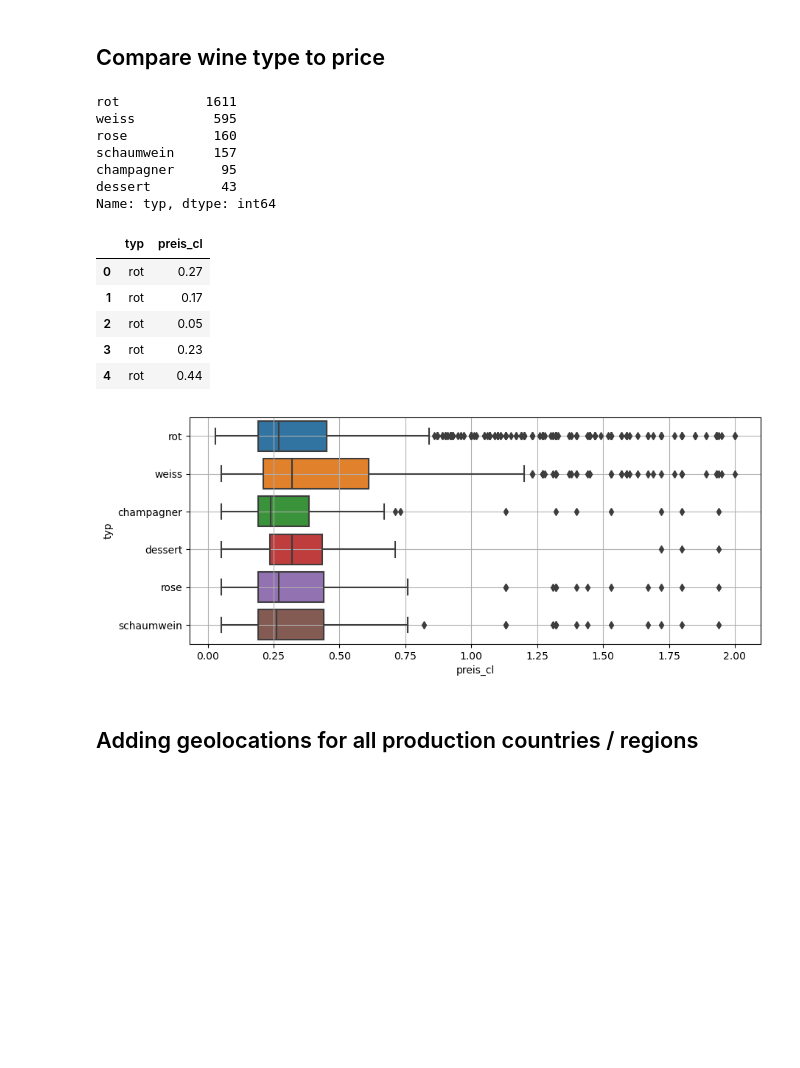
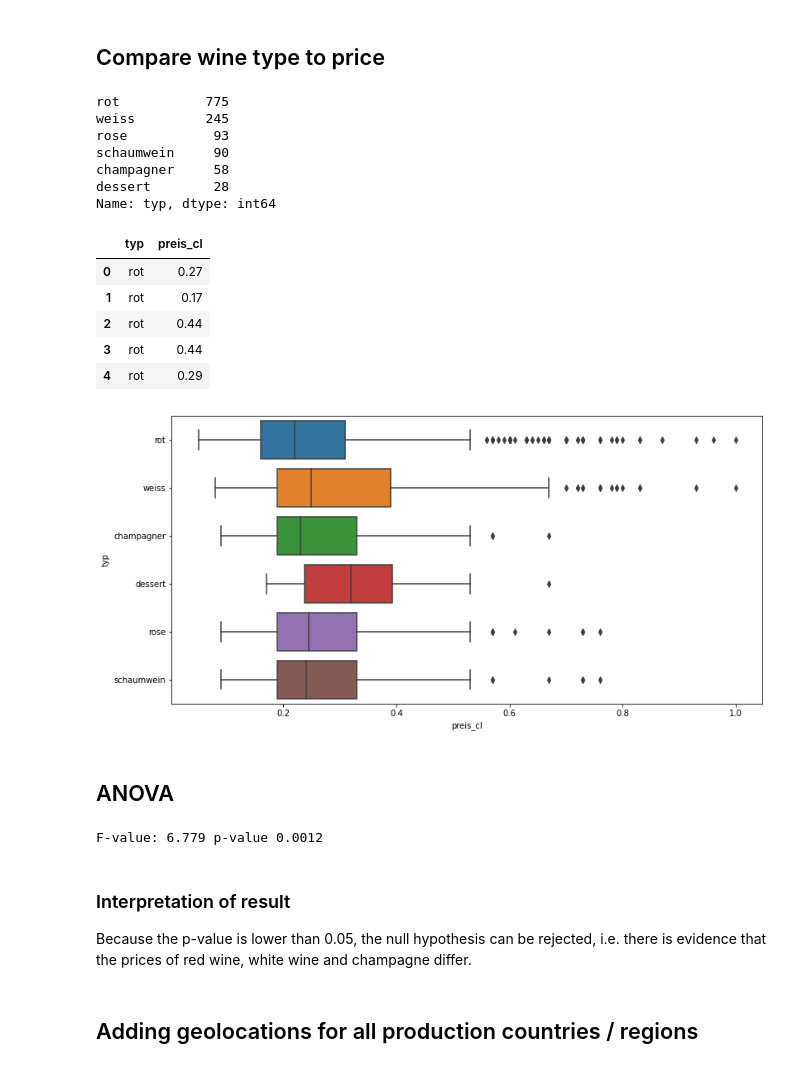
Before and after one commit to TobiasFatzer/data_analytics_final_project, a Jupyter notebook: 02_data_analyzation.ipynb, the cells around one changed output. Saved outputs shown, nothing was run; the diff lists cells and outputs as text; code cells hidden in the pictures; blank space fills up the shorter version.

```diff
--- a/02_data_analyzation.ipynb
+++ b/02_data_analyzation.ipynb
@@ -45,33 +40,52 @@ df_price = df[['typ', 'preis_cl']]
 print(df_price['typ'].value_counts())
 
 # Drop extreme values
-df_price = df_price.drop(df_price[df_price.preis_cl > 2].index)
+df_price = df_price.drop(df_price[df_price.preis_cl > 1].index)
 df_price.head()
 # %% [output]
-rot           1611
-weiss          595
-rose           160
-schaumwein     157
-champagner      95
-dessert         43
+rot           775
+weiss         245
+rose           93
+schaumwein     90
+champagner     58
+dessert        28
 Name: typ, dtype: int64
 |  | typ | preis_cl |
 | 0 | rot | 0.27 |
 | 1 | rot | 0.17 |
-| 2 | rot | 0.05 |
-| 3 | rot | 0.23 |
-| 4 | rot | 0.44 |
+| 2 | rot | 0.44 |
+| 3 | rot | 0.44 |
+| 4 | rot | 0.29 |
 # %%
 # Plot boxplot with groups
-plt.figure(figsize=(10,4))
+plt.figure(figsize=(12.8,6.4))
 ax = sns.boxplot(x="preis_cl",
                  y="typ",
                  data=df_price,
                  orient='h')
-plt.grid()
 plt.show()
 # %% [output]
-[figure, old version]
+[figure, new version]
+# %% [markdown]
+## ANOVA
+# %%
+# Create subsets (groups)
+red = df.loc[df['typ'] == 'rot']
+white = df.loc[df['typ'] == 'weiss']
+champagne = df.loc[df['typ'] == 'champagner']
+
+# Create ANOVA
+fvalue, pvalue = stats.f_oneway(red['preis_cl'],
+                                white['preis_cl'],
+                                champagne['preis_cl'])
+
+# Print results
+print('F-value:', fvalue.round(3), 'p-value', pvalue.round(4))
+# %% [output]
+F-value: 6.779 p-value 0.0012
+# %% [markdown]
+### Interpretation of result
+Because the p-value is lower than 0.05, the null hypothesis can be rejected, i.e. there is evidence that the prices of red wine, white wine and champagne differ.
 # %% [markdown]
 ## Adding geolocations for all production countries / regions
 # %% [markdown]
```
Also changed, not shown: parts of 3 cells of this notebook.
